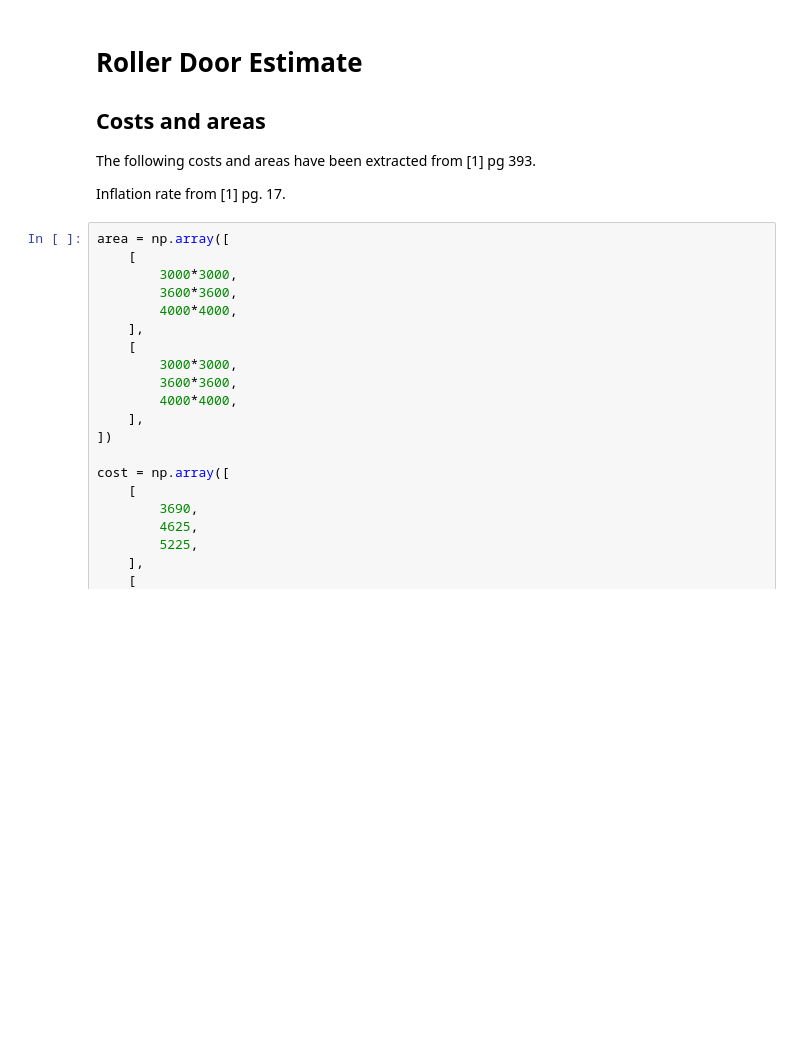
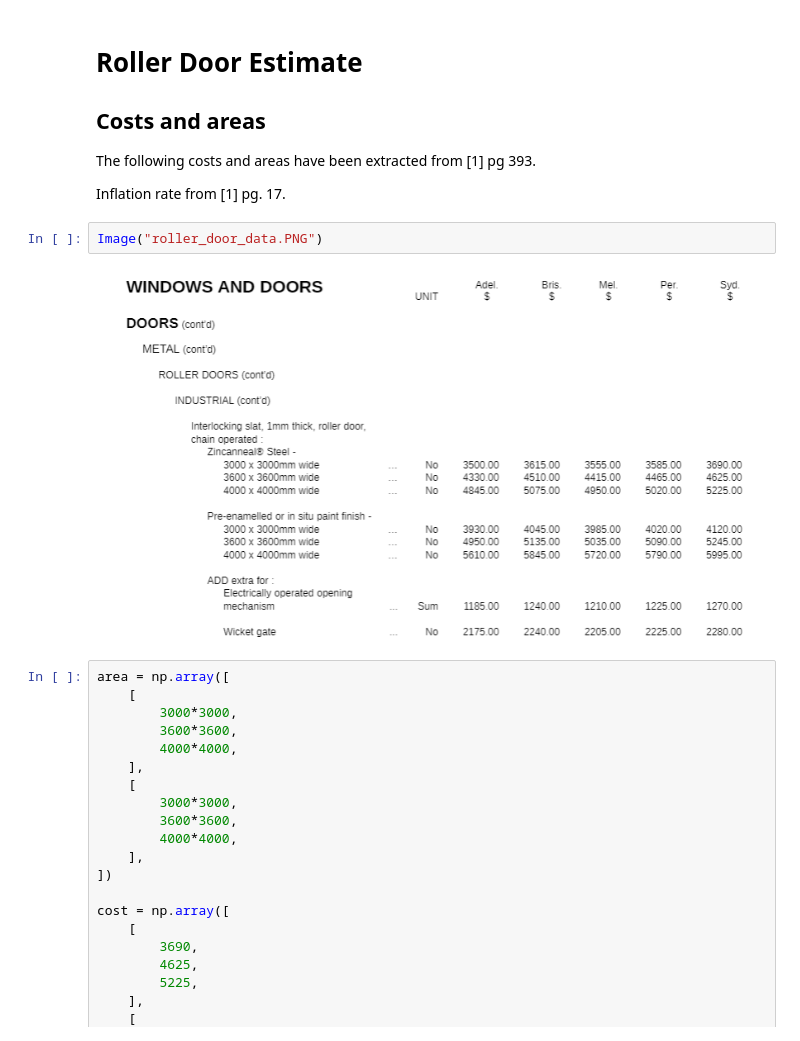
Before and after one commit to KhanMechAI/wyangala-analysis, a Jupyter notebook: Misc Calcs.ipynb, the cells around one changed output. Drawn from its saved outputs; the diff is of its cells as text; blank space fills up the shorter version.

Commit message:
added screen cap of data

```diff
--- a/Misc Calcs.ipynb
+++ b/Misc Calcs.ipynb
@@ -13,6 +14,10 @@ from IPython.display import Markdown as md
 The following costs and areas have been extracted from [1] pg 393.
 
 Inflation rate from [1] pg. 17.
+# %%
+Image("roller_door_data.PNG")
+# %% [output]
+[figure, added]
 # %%
 area = np.array([
     [
```
Also changed, not shown: parts of 1 cell of this notebook.
